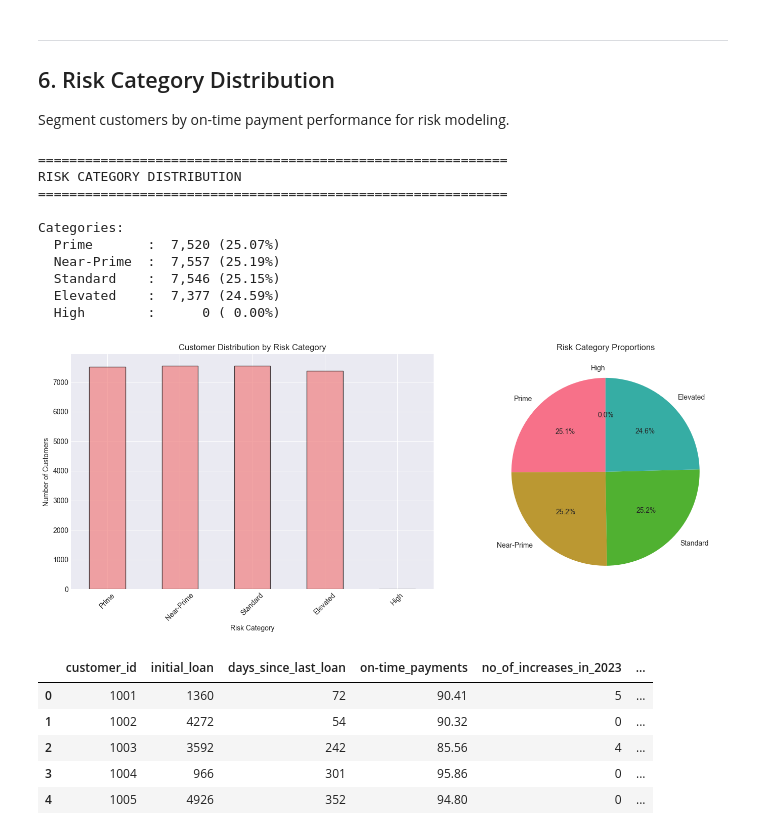
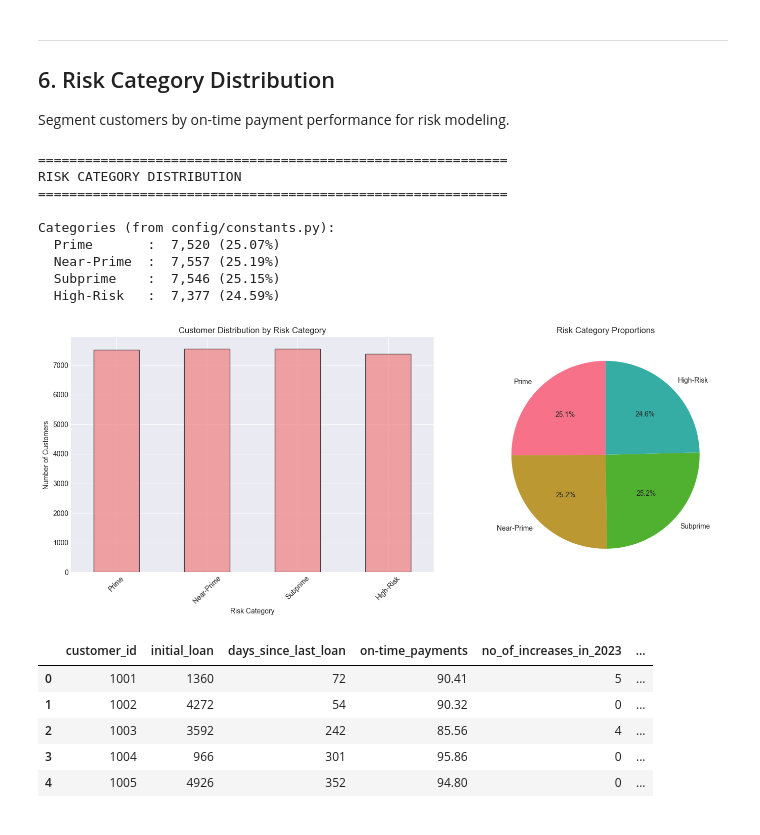
Before and after one commit to whitehackr/Loan-Limit-Optimization, a Jupyter notebook: notebooks/01_exploratory_data_analysis.ipynb, the cells around one changed output. Drawn from its saved outputs; the diff is of its cells as text; code cells hidden in the pictures.

```diff
--- a/notebooks/01_exploratory_data_analysis.ipynb
+++ b/notebooks/01_exploratory_data_analysis.ipynb
@@ -539,64 +540,51 @@ Sample mismatches:
 
 Segment customers by on-time payment performance for risk modeling.
 # %%
-# Define risk categories based on on-time payment %
-def categorize_risk(ontime_pct):
-    """Categorize customer risk based on on-time payment percentage."""
-    if ontime_pct >= 95:
-        return 'Prime'
-    elif ontime_pct >= 90:
-        return 'Near-Prime'
-    elif ontime_pct >= 85:
-        return 'Standard'
-    elif ontime_pct >= 80:
-        return 'Elevated'
-    else:
-        return 'High'
+# Apply risk categorization using centralized module (follows lowercase_underscore convention)
+df['risk_category'] = assign_risk_categories_bulk(df, ontime_col='on-time_payments')
 
-df['Risk_Category'] = df['on-time_payments'].apply(categorize_risk)
+# Get risk distribution summary
+risk_summary_table = validate_risk_distribution(df, risk_col='risk_category')
 
-# Risk distribution
-risk_dist = df['Risk_Category'].value_counts()
-risk_order = ['Prime', 'Near-Prime', 'Standard', 'Elevated', 'High']
-risk_dist = risk_dist.reindex(risk_order, fill_value=0)
+# For visualization ordering
+risk_order = ['Prime', 'Near-Prime', 'Subprime', 'High-Risk']
 
 print("=" * 60)
 print("RISK CATEGORY DISTRIBUTION")
 print("=" * 60)
-print("\nCategories:")
-for category, count in risk_dist.items():
-    pct = count / len(df) * 100
-    print(f"  {category:12s}: {count:6,} ({pct:5.2f}%)")
+print("\nCategories (from config/constants.py):")
+for _, row in risk_summary_table.iterrows():
+    print(f"  {row['risk_category']:12s}: {row['count']:6,} ({row['percentage']:5.2f}%)")
 
 # Visualization
 fig, axes = plt.subplots(1, 2, figsize=(15, 6))
 
 # Bar chart
-risk_dist.plot(kind='bar', ax=axes[0], color='lightcoral', edgecolor='black', alpha=0.7)
+risk_counts = df['risk_category'].value_counts().reindex(risk_order, fill_value=0)
+risk_counts.plot(kind='bar', ax=axes[0], color='lightcoral', edgecolor='black', alpha=0.7)
 axes[0].set_xlabel('Risk Category')
 axes[0].set_ylabel('Number of Customers')
 axes[0].set_title('Customer Distribution by Risk Category')
 axes[0].set_xticklabels(risk_order, rotation=45)
 
 # Pie chart
-axes[1].pie(risk_dist.values, labels=risk_dist.index, autopct='%1.1f%%', startangle=90)
+axes[1].pie(risk_counts.values, labels=risk_counts.index, autopct='%1.1f%%', startangle=90)
 axes[1].set_title('Risk Category Proportions')
 
 plt.tight_layout()
 plt.savefig('../outputs/figures/risk_distribution.png', dpi=300, bbox_inches='tight')
 plt.show()
 # %% [output]
 ============================================================
 RISK CATEGORY DISTRIBUTION
 ============================================================
 
-Categories:
+Categories (from config/constants.py):
   Prime       :  7,520 (25.07%)
   Near-Prime  :  7,557 (25.19%)
-  Standard    :  7,546 (25.15%)
-  Elevated    :  7,377 (24.59%)
-  High        :      0 ( 0.00%)
+  Subprime    :  7,546 (25.15%)
+  High-Risk   :  7,377 (24.59%)
-[figure, old version]
+[figure, new version]
 # %%
 df.head()
 # %% [output]
```
Also changed, not shown: parts of 4 cells of this notebook.
